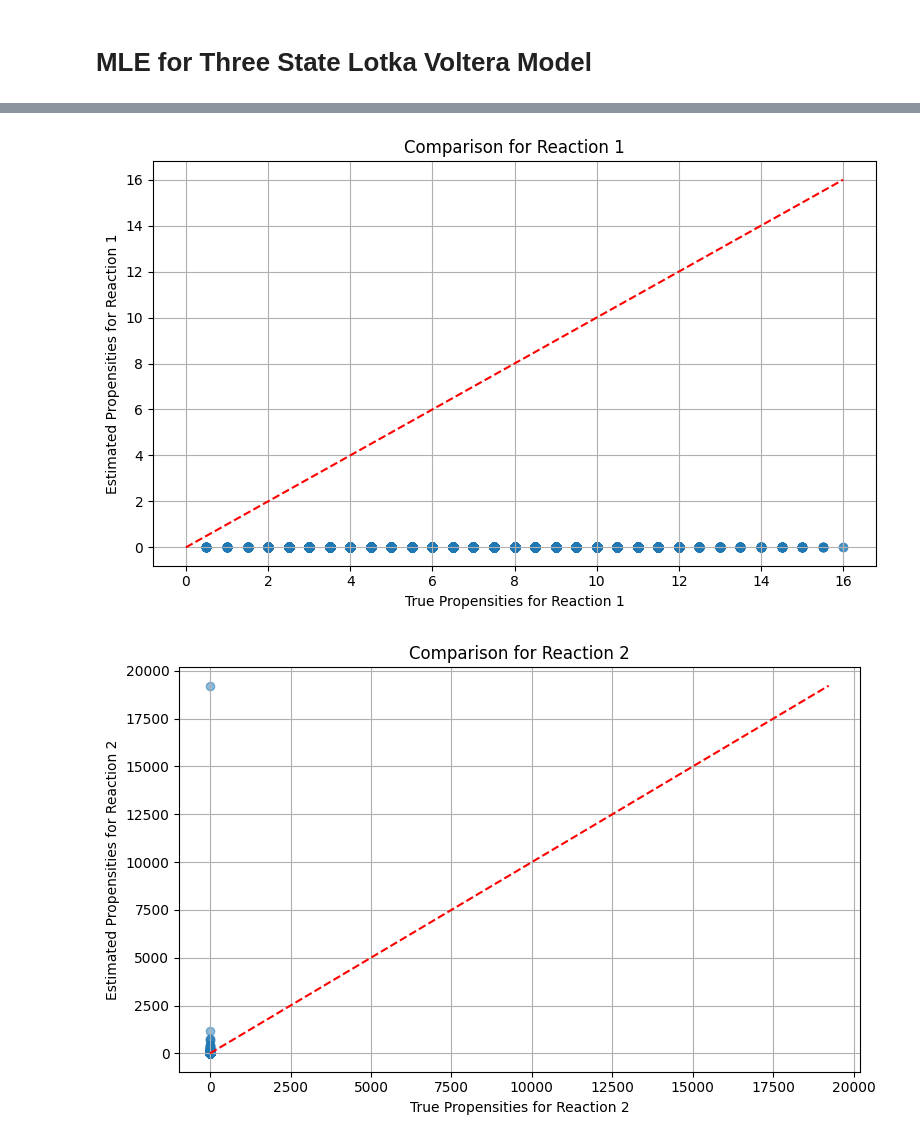
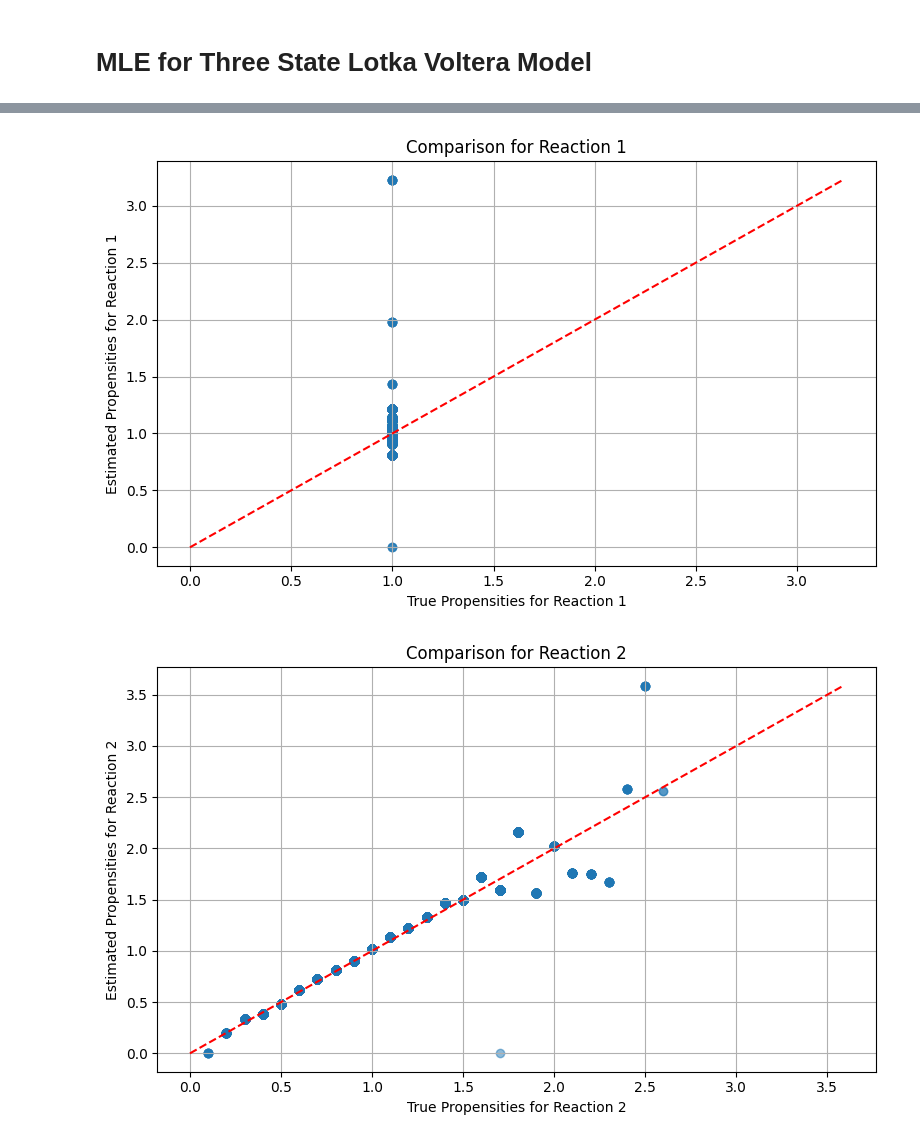
Before and after one commit to Mijan/NN-CTMC, a Jupyter notebook: Jupyter_notebooks/MLE.ipynb, the cells around one changed output, grey strips where cells are left out. Saved outputs shown, nothing was run; the diff lists cells and outputs as text; code cells hidden in the pictures.

Commit message:
MLE seems to work well for birth-death model. need to incorporate plotting into ML estimator class. need to check Lotka voltera model again

```diff
--- a/Jupyter_notebooks/MLE.ipynb
+++ b/Jupyter_notebooks/MLE.ipynb
@@ -9,12 +9,15 @@ from src.Plotter.SystemPlotter import SysPlotter
 # %% [markdown]
 # MLE for Three State Lotka Voltera Model
 # %%
+from src.Models.models import BirthDeath
 from src.Models.models import ThreeSpeciesModel
-model = ThreeSpeciesModel()
+model = BirthDeath()
+# model = ThreeSpeciesModel()
 simulator = SSASimulator(model)
 
 parameters = model.getDefaultParameter()
-y, t = simulator.run_ssa(np.array([80000, 10, 10]), 100, parameters)
+y, t = simulator.run_ssa(np.array([5]), 10000, parameters)
+# y, t = simulator.run_ssa(np.array([80000, 10, 10]), 1000, parameters)
 # %%
 plotter = SysPlotter()
 fig = plotter.plotSystem(y, t, model)
@@ -23,10 +26,5 @@ fig = plotter.plotSystem(y, t, model)
 # %%
 MLETransitionRateMatrix = computeMLETransitionMatrix(y, t)
-# %%
-state = np.array([10 ** 5, 10, 10])
-t = 0
-props = model.getPropensities(state, t)
-stoich = model.getStoichiometry()
 # %%
 import numpy as np
 import matplotlib.pyplot as plt
@@ -61,7 +59,9 @@ for i, idx in enumerate(unique_indices[:-1]):
     for j in range(len(states)):
         # When accessing the mapping in subsequent code:
         reaction_idx = reactions_mapping.get((idx, j))
-        if reaction_idx:
+
+        if reaction_idx is not None:
+
             if isinstance(reaction_idx, tuple):  # Check if there are multiple reactions with the same stoichiometry
                 for r in reaction_idx:
                     estimated_propensities[i, r] += MLETransitionRateMatrix[idx, j]
@@ -69,32 +69,32 @@ for i, idx in enumerate(unique_indices[:-1]):
                 estimated_propensities[i, reaction_idx] = MLETransitionRateMatrix[idx, j]
 
 # Calculate true propensities
 true_propensities = np.zeros((len(y), stoich.shape[0]))
 for i, state in enumerate(y):
     true_propensities[i] = model.getPropensities(state, t[i])
 
 # Visualization
 for j in range(stoich.shape[0]):
     fig, ax = plt.subplots(figsize=(8, 5))
 
     # Sum true propensities for reactions with the same stoichiometry
     sum_true_propensities = true_propensities[:, j]
     for k, s in enumerate(stoich):
         if k != j and np.array_equal(s, stoich[j]):
             sum_true_propensities += true_propensities[:, k]
 
     ax.scatter(sum_true_propensities, estimated_propensities[:, j], alpha=0.5)
     ax.set_xlabel(f'True Propensities for Reaction {j+1}')
     ax.set_ylabel(f'Estimated Propensities for Reaction {j+1}')
 
     min_val = min(sum_true_propensities.min(), estimated_propensities[:, j].min())
     max_val = max(sum_true_propensities.max(), estimated_propensities[:, j].max())
 
     ax.plot([min_val, max_val], [min_val, max_val], color='red', linestyle='--')  # Line of perfect fit for reference
     ax.grid(True)
     plt.title(f"Comparison for Reaction {j+1}")
     plt.tight_layout()
     plt.show()
 # %% [output]
-[figure, old version]
+[figure, new version]
-[figure, old version]
+[figure, new version]
```
Also changed, not shown: parts of 2 cells of this notebook, 1 other file.
